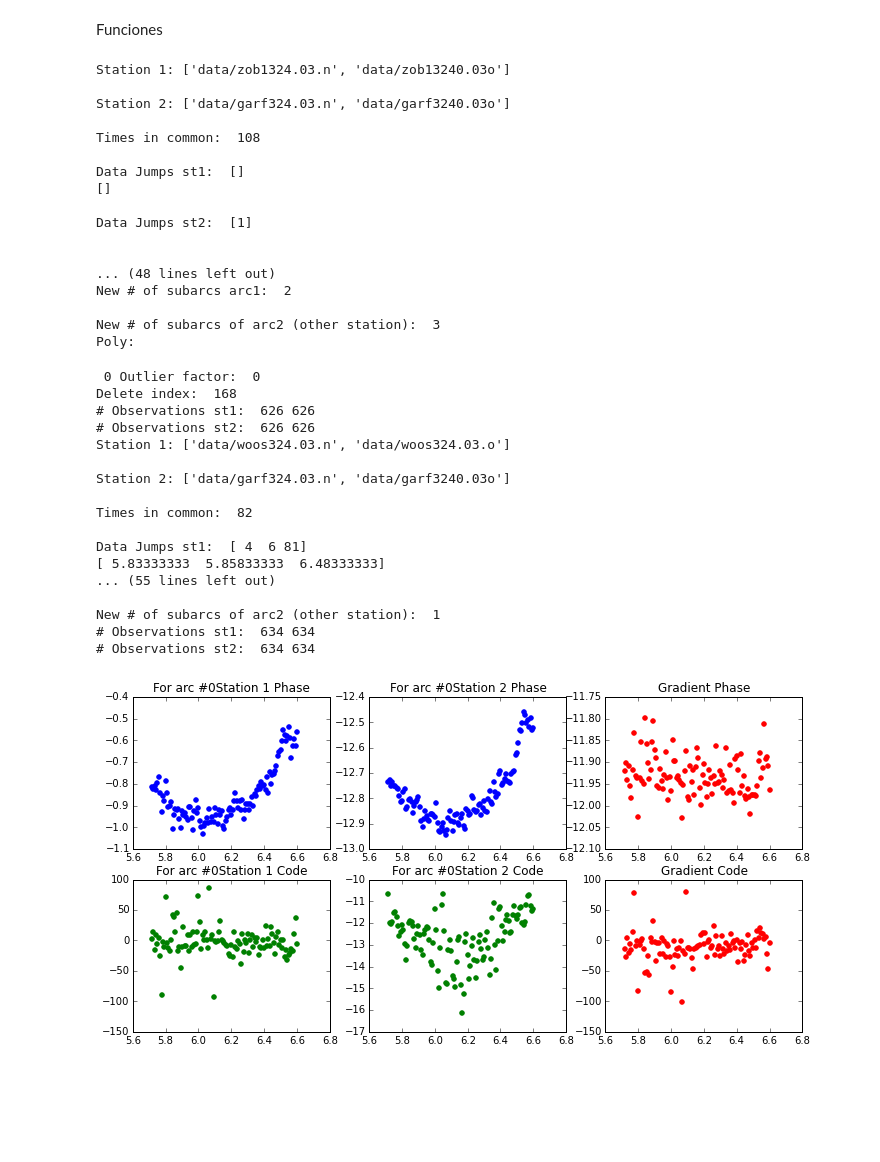
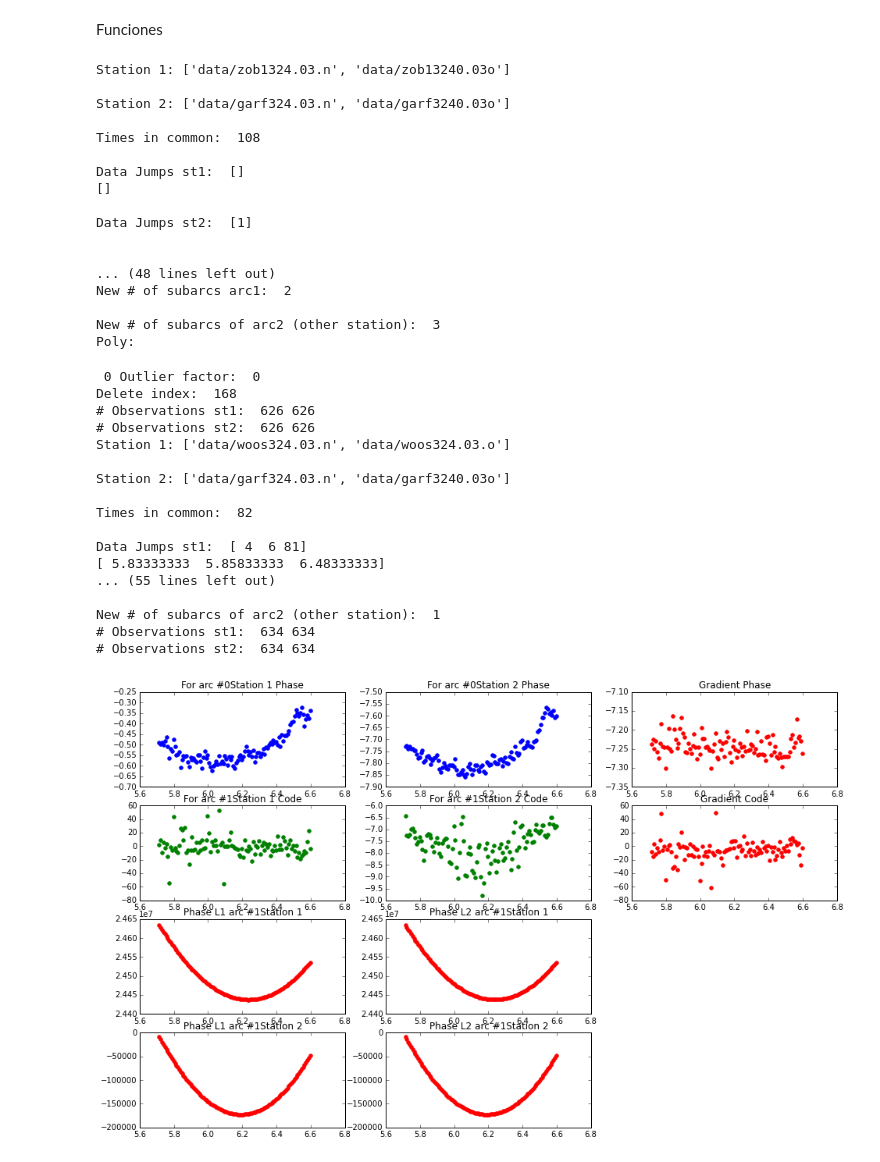
Before and after one commit to loveforeverLi/Trabajo_GNSS, a Jupyter notebook: Resumen.ipynb, the cells around one changed output. Cells and saved outputs as stored; diff of their text form; code cells hidden in the pictures; blank space fills up the shorter version.

```diff
--- a/Resumen.ipynb
+++ b/Resumen.ipynb
@@ -47,17 +14,13 @@ for pair in stations:
     st2=pair[1]
     print "Station 1:",st1
     print "\nStation 2:",st2
-    t1,t2,Icode1,Iphase1,Icode2,Iphase2,VTECphase1,VTECphase2,ELEV1,ELEV2,IPP1,IPP2=getdata_stationpair(st1,st2,"GPS 8")
-    obs1=get_arcs(t1,Icode1,Iphase1,ELEV1,IPP1) #gets Phase, Code, and adjusted times
-    obs2=get_arcs(t2,Icode2,Iphase2,ELEV2,IPP2)
+    t1,t2,Icode1,Iphase1,Icode2,Iphase2,VTECphase1,VTECphase2,ELEV1,ELEV2,IPP1,IPP2,L11,L12,L21,L22=getdata_stationpair(st1,st2,"GPS 8")
+    obs1=get_arcs(t1,Icode1,Iphase1,ELEV1,IPP1,L11,L12) #gets Phase, Code, and adjusted times
+    obs2=get_arcs(t2,Icode2,Iphase2,ELEV2,IPP2,L21,L22)
 
     for arc in range(len(obs1)):#to each arc observed in a day
         time1=obs1[arc][0] #times on station 1 same arc!
         time2=obs2[arc][0] #times on station 2
-
-        Phase1=obs1[arc][1]
-        Phase2=obs2[arc][1]
-
 
         tboth=np.intersect1d(time1,time2)
         print "\nTimes in common: ",tboth.size
@@ -69,8 +32,8 @@ for pair in stations:
         time1=time1[t1index] #times on station 1 same arc!
         time2=time2[t2index]
 
-        Phase1=Phase1[t1index]
-        Phase2=Phase2[t2index]
+        Phase1=obs1[arc][1][t1index]
+        Phase2=obs2[arc][1][t2index]
 
         Code1=obs1[arc][2][t1index]
         Code2=obs2[arc][2][t2index]
@@ -78,7 +41,15 @@ for pair in stations:
         Elevation1=obs1[arc][3][t1index]
         Elevation2=obs2[arc][3][t2index]
 
-        #Detect data jumps
+        #Phase on frequency L1 on stations 1 and 2
+        L11=obs1[arc][4][t1index]
+        L12=obs1[arc][5][t1index]
+
+        #Phase on frequency L2 on stations 1 and 2
+        L21=obs2[arc][4][t2index]
+        L22=obs2[arc][5][t2index]
+
+        #Detect data jumps on L1-L2
         jumps1=datajump(Phase1,time1,2.5)
         print "\nData Jumps st1: ",jumps1
         print time1[jumps1]/3600
@@ -96,9 +67,9 @@ for pair in stations:
 
         #Remove short arcs
         print "\nRemove short arcs"
-        if len(jumps1)!=0:
+        if len(jumps1)>0:
             miniarcs1,miniarcs2=remove_short(miniarcs1,miniarcs2)
-        if len(jumps2)!=0:
+        if len(jumps2)>0:
             miniarcs2,miniarcs1=remove_short(miniarcs2,miniarcs1)
 
         #Polinomial fit and Outlier Detection
@@ -125,11 +96,11 @@ for pair in stations:
         confirmed2=[]
 
         for i in range(len(miniarcs1)):
-            outliers=confirmed_slip(time1[miniarcs1[i]],Phase1[miniarcs1[i]],threshold=0.8)
+            outliers=confirmed_slip(time1[miniarcs1[i]],Phase1[miniarcs1[i]])
             confirmed1.append(outliers)
 
         for i in range(len(miniarcs2)):
-            outliers=confirmed_slip(time2[miniarcs2[i]],Phase2[miniarcs2[i]],threshold=0.8)
+            outliers=confirmed_slip(time2[miniarcs2[i]],Phase2[miniarcs2[i]])
             confirmed2.append(outliers)
 
         #Remove slips from both stations
@@ -139,27 +110,39 @@ for pair in stations:
 
         for i in range(len(confirmed2)):
             if len(confirmed2[i])!=0:
-                miniarcs2[i],miniarcs1=remove_slip(miniarcs1[i],miniarcs1,oslips2[i])
+                miniarcs2[i],miniarcs1=remove_slip(miniarcs2[i],miniarcs1,oslips2[i])
 
         #Leveling Phase
-        PhaseArc1=[]
+
+        PhaseArc1=[] #list with subarcs leveled
         PhaseArc2=[]
-        C1=[]
-        C2=[]
+        C1,C2=[],[]
+        PhaseL11,PhaseL12=[],[]
+        PhaseL21,PhaseL22=[],[]
+
         for i in range(len(miniarcs1)):
             Lfactor,new_IPHASE_arc=levelphase(Code1[miniarcs1[i]],Phase1[miniarcs1[i]],Elevation1[miniarcs1[i]])
             PhaseArc1.append(new_IPHASE_arc)
             C1.append(Code1[miniarcs1[i]])
+            PhaseL11.append(L11[miniarcs1[i]])
+            PhaseL12.append(L12[miniarcs1[i]])
 
         for i in range(len(miniarcs2)):
             Lfactor,new_IPHASE_arc=levelphase(Code2[miniarcs2[i]],Phase2[miniarcs2[i]],Elevation2[miniarcs2[i]])
             PhaseArc2.append(new_IPHASE_arc)
             C2.append(Code2[miniarcs2[i]])
+            PhaseL21.append(L21[miniarcs2[i]])
+            PhaseL22.append(L22[miniarcs2[i]])
 
         new_IPHASE_arc1=np.hstack(PhaseArc1)
         new_IPHASE_arc2=np.hstack(PhaseArc2)
         C1=np.hstack(C1)
         C2=np.hstack(C2)
+        L11=np.hstack(PhaseL11)
+        L12=np.hstack(PhaseL12)
+        L21=np.hstack(PhaseL21)
+        L22=np.hstack(PhaseL22)
+
 
         ntimes1=np.array([])
         ntimes2=np.array([])
@@ -172,37 +155,63 @@ for pair in stations:
         print "# Observations st1: ",ntimes1.size,new_IPHASE_arc1.size
         print "# Observations st2: ",ntimes2.size,new_IPHASE_arc2.size
 
-        plt.figure(figsize=(12,6))
 
-        plt.subplot(2,3,1)
+        plt.figure(figsize=(16,10))
+
+        plt.subplot(4,3,1)
         title="For arc #"+str(arc)+"Station 1 Phase"
         plt.title(title)
         plt.scatter(ntimes1/3600,new_IPHASE_arc1,color="blue")
 
-        plt.subplot(2,3,2)
+        plt.subplot(4,3,2)
         title="For arc #"+str(arc)+"Station 2 Phase"
         plt.title(title)
         plt.scatter(ntimes2/3600,new_IPHASE_arc2,color="blue")
 
-        plt.subplot(2,3,3)
+        plt.subplot(4,3,3)
         title="Gradient Phase"
         plt.title(title)
         plt.scatter(ntimes2/3600,new_IPHASE_arc2-new_IPHASE_arc1,color="red")
 
-        plt.subplot(2,3,4)
-        title="For arc #"+str(arc)+"Station 1 Code"
+        plt.subplot(4,3,4)
+        title="For arc #"+str(arc+1)+"Station 1 Code"
         plt.title(title)
         plt.scatter(ntimes1/3600,C1,color="green")
 
-        plt.subplot(2,3,5)
-        title="For arc #"+str(arc)+"Station 2 Code"
+        plt.subplot(4,3,5)
+        title="For arc #"+str(arc+1)+"Station 2 Code"
         plt.title(title)
         plt.scatter(ntimes2/3600,C2,color="green")
 
-        plt.subplot(2,3,6)
+        plt.subplot(4,3,6)
         title="Gradient Code"
         plt.title(title)
         plt.scatter(ntimes2/3600,C2-C1,color="red")
+
+        plt.subplot(4,3,7)
+        title="Phase L1 arc #"+str(arc+1)+"Station 1"
+        plt.title(title)
+        #plt.xlim(18,20)
+        plt.scatter(ntimes2/3600,L11,color="red")
+
+        plt.subplot(4,3,8)
+        title="Phase L2 arc #"+str(arc+1)+"Station 1"
+        plt.title(title)
+        #plt.xlim(18,20)
+        plt.scatter(ntimes2/3600,L12,color="red")
+
+        plt.subplot(4,3,10)
+        title="Phase L1 arc #"+str(arc+1)+"Station 2"
+        plt.title(title)
+        #plt.xlim(18,20)
+        plt.scatter(ntimes2/3600,L21,color="red")
+
+
+        plt.subplot(4,3,11)
+        title="Phase L2 arc #"+str(arc+1)+"Station 2"
+        plt.title(title)
+        #plt.xlim(18,20)
+        plt.scatter(ntimes2/3600,L21,color="red")
 # %% [output]
 Station 1: ['data/zob1324.03.n', 'data/zob13240.03o']
 
@@ -211,31 +220,31 @@ Station 2: ['data/garf324.03.n', 'data/garf3240.03o']
 Times in common:  108
 
 Data Jumps st1:  []
 []
 
 Data Jumps st2:  [1]
 
 
 ... (48 lines left out)
 New # of subarcs arc1:  2
 
 New # of subarcs of arc2 (other station):  3
 Poly:
  0 Outlier factor:  0
 Delete index:  168
 # Observations st1:  626 626
 # Observations st2:  626 626
 Station 1: ['data/woos324.03.n', 'data/woos324.03.o']
 
 Station 2: ['data/garf324.03.n', 'data/garf3240.03o']
 
 Times in common:  82
 
 Data Jumps st1:  [ 4  6 81]
 [ 5.83333333  5.85833333  6.48333333]
 ... (55 lines left out)
 
 New # of subarcs of arc2 (other station):  1
 # Observations st1:  634 634
 # Observations st2:  634 634
-[figure, old version]
+[figure, new version]
```
Also changed, not shown: parts of 4 cells of this notebook.
